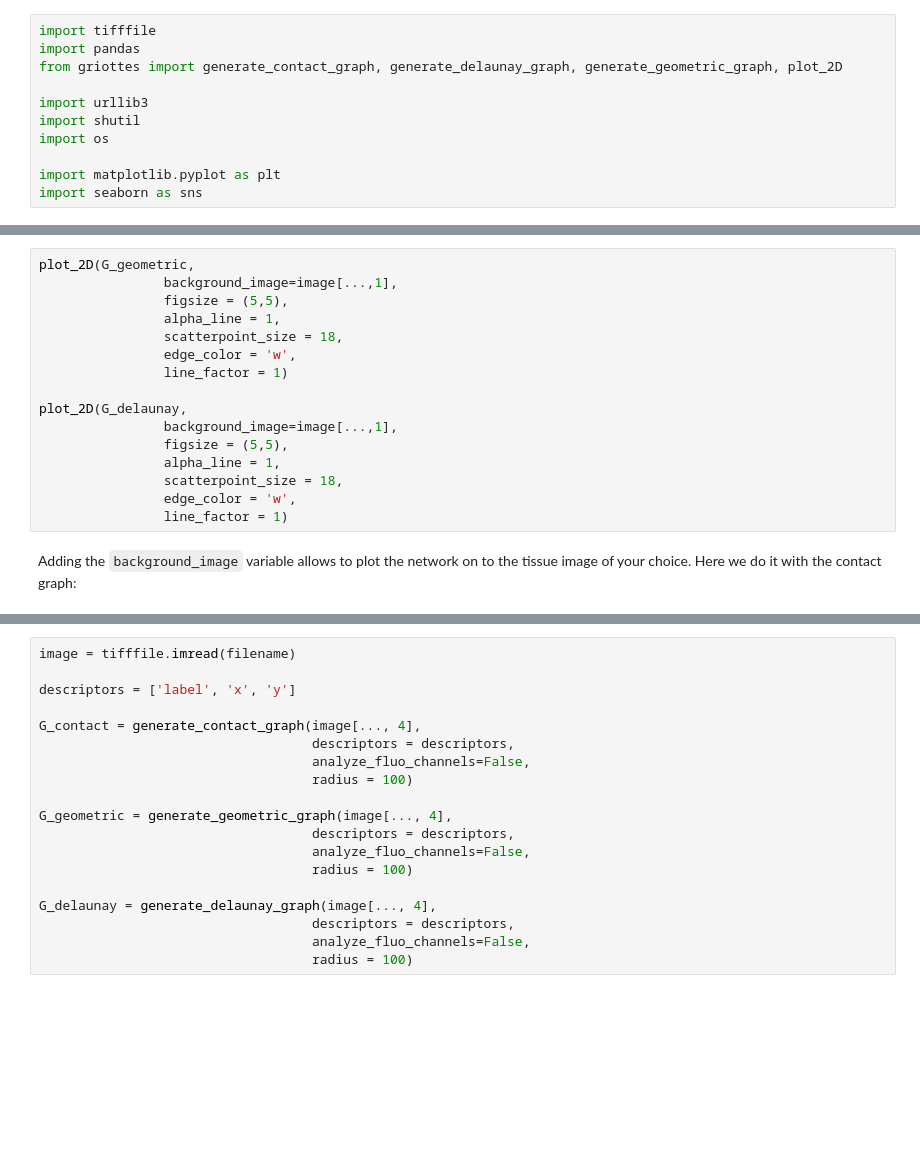
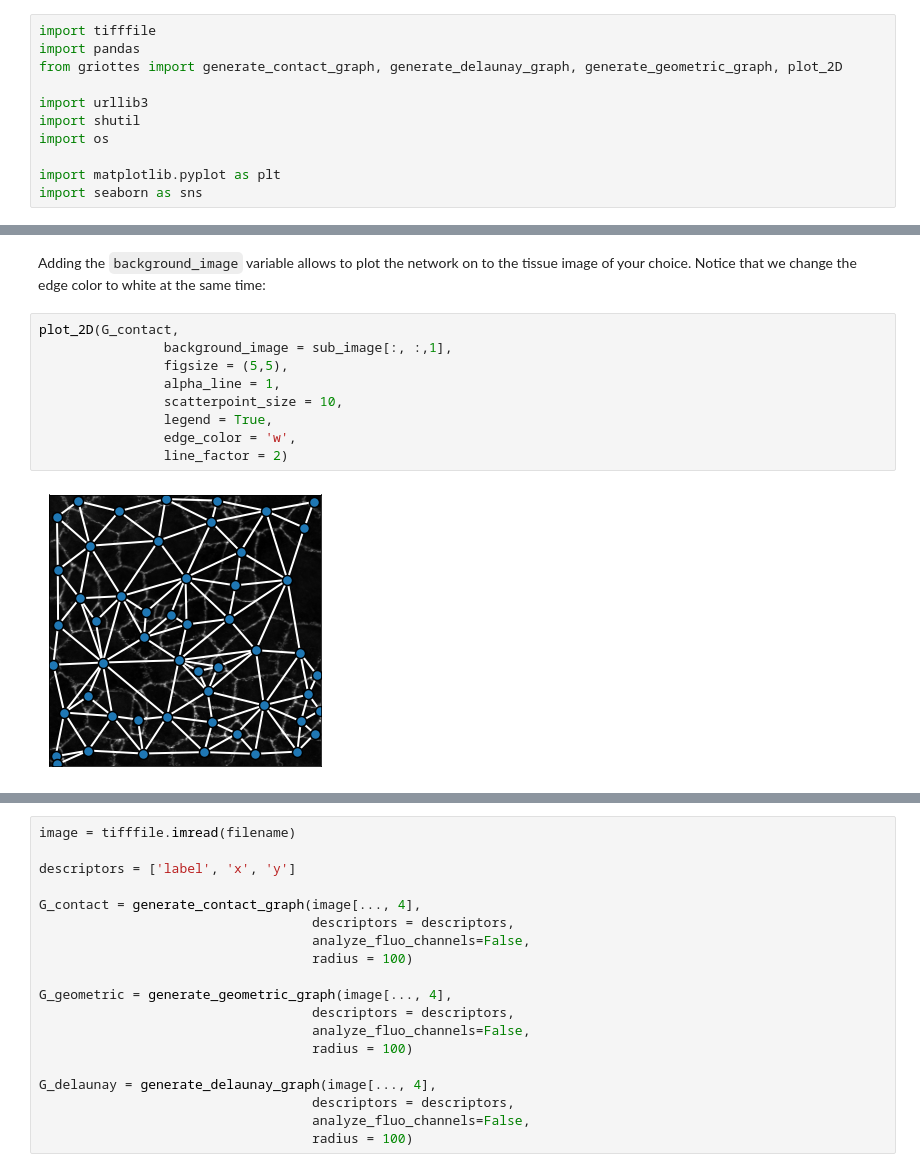
Before and after one commit to BaroudLab/Griottes, a Jupyter notebook: example_notebooks/Figure_2.ipynb, the cells around one changed output, grey strips where cells are left out. Cells and saved outputs as stored; diff of their text form; blank space fills up the shorter version.

```diff
--- a/example_notebooks/Figure_2.ipynb
+++ b/example_notebooks/Figure_2.ipynb
@@ -56,18 +61,13 @@ From the graph `G` it is possible to plot a visual representation of the network
+# %% [markdown]
+Adding the `background_image` variable allows to plot the network on to the tissue image of your choice. Notice that we change the edge color to white at the same time:
 # %%
-plot_2D(G_geometric,
-                background_image=image[...,1],
+plot_2D(G_contact,
+                background_image = sub_image[:, :,1],
                 figsize = (5,5),
                 alpha_line = 1,
-                scatterpoint_size = 18,
+                scatterpoint_size = 10,
+                legend = True,
                 edge_color = 'w',
-                line_factor = 1)
-
-plot_2D(G_delaunay,
-                background_image=image[...,1],
-                figsize = (5,5),
-                alpha_line = 1,
-                scatterpoint_size = 18,
-                edge_color = 'w',
-                line_factor = 1)
+                line_factor = 2)
+# %% [output]
+[figure, added]
-# %% [markdown]
-Adding the `background_image` variable allows to plot the network on to the tissue image of your choice. Here we do it with the contact graph:
```
Also changed, not shown: parts of 22 cells of this notebook, 2 other files.
